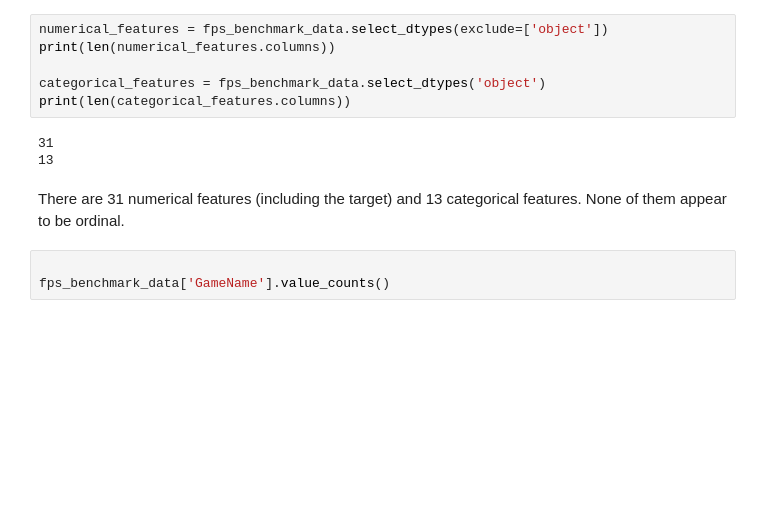
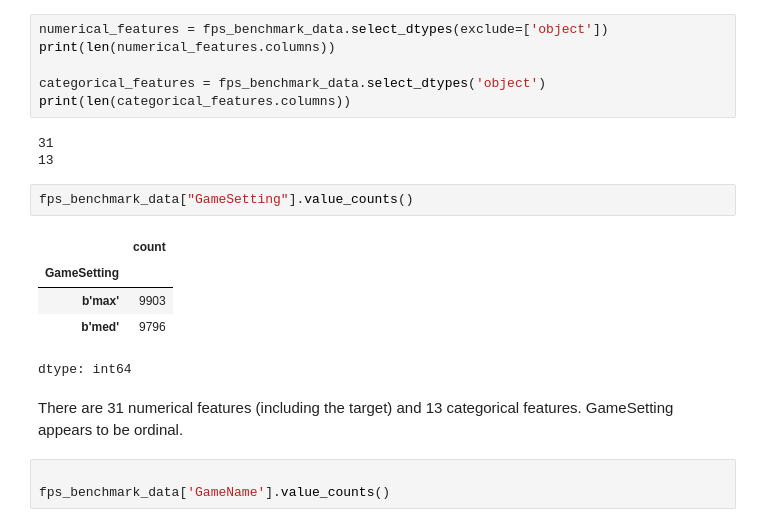
Before and after one commit to SarahBlevin/AAA_Project_Internet_addicts, a Jupyter notebook: AAA_InternetAddicts.ipynb, the cells around one changed output. Saved outputs shown, nothing was run; the diff lists cells and outputs as text; blank space fills up the shorter version.

```diff
--- a/AAA_InternetAddicts.ipynb
+++ b/AAA_InternetAddicts.ipynb
@@ -150,8 +151,16 @@ print(len(categorical_features.columns))
 # %% [output]
 31
 13
+# %%
+fps_benchmark_data["GameSetting"].value_counts()
+# %% [output]
+|  | count |
+| GameSetting |  |
+| b'max' | 9903 |
+| b'med' | 9796 |
+dtype: int64
 # %% [markdown]
-There are 31 numerical features (including the target) and 13 categorical features. None of them appear to be ordinal.
+There are 31 numerical features (including the target) and 13 categorical features. GameSetting appears to be ordinal.
 # %%
 
 fps_benchmark_data['GameName'].value_counts()
```
Also changed, not shown: parts of 17 cells of this notebook.
